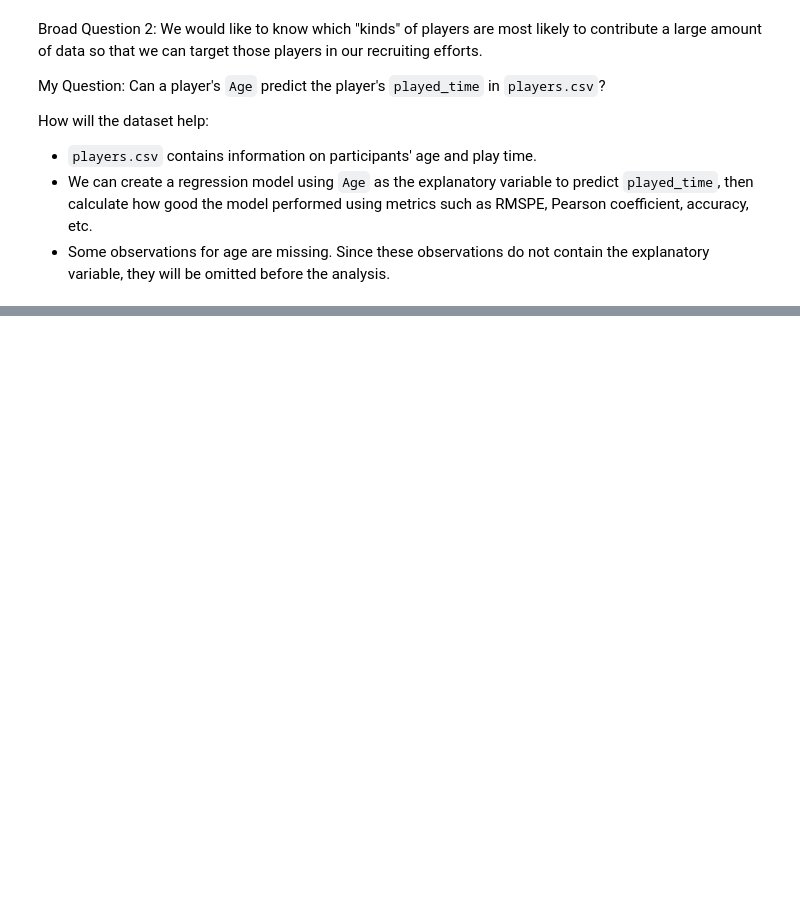
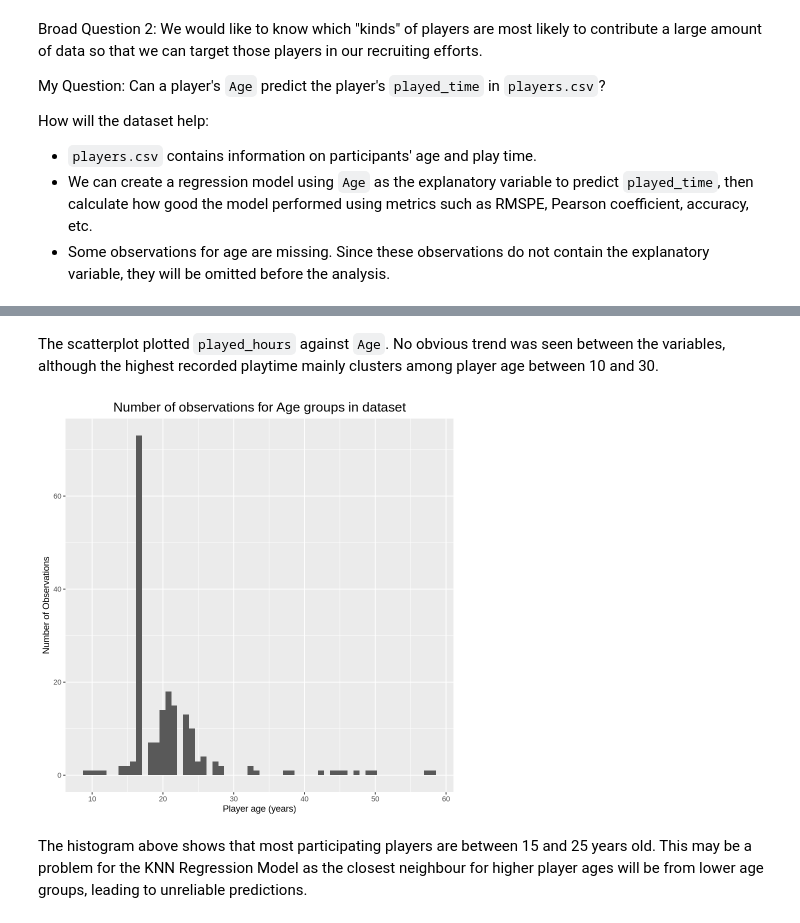
Before and after one commit to InvisiBlight006/mc_ds_project_individual, a Jupyter notebook: Individual_Report.ipynb, the cells around one changed output, grey strips where cells are left out. Cells and saved outputs as stored; diff of their text form; code cells hidden in the pictures; blank space fills up the shorter version.

```diff
--- a/Individual_Report.ipynb
+++ b/Individual_Report.ipynb
@@ -148,0 +206,13 @@ How will the dataset help:
+# %% [markdown]
+The scatterplot plotted `played_hours` against `Age`.  No obvious trend was seen between the variables, although the highest recorded playtime mainly clusters among player age between 10 and 30.
+# %%
+players_histogram <- players_wrangled |> ggplot(aes(x = Age)) +
+                                    geom_histogram(bins = 60) +
+                                        labs(x = 'Player age (years)', y = 'Number of Observations', title = 'Number of observations for Age groups in dataset') +
+                                            scale_x_continuous(breaks = seq(0, 60, by = 10)) +
+                                            theme(plot.title = element_text(hjust = 0.5, size = 16))
+players_histogram
+# %% [output]
+[figure, added]
+# %% [markdown]
+The histogram above shows that most participating players are between 15 and 25 years old.  This may be a problem for the KNN Regression Model as the closest neighbour for higher player ages will be from lower age groups, leading to unreliable predictions.
```
Also changed, not shown: parts of 5 cells of this notebook.
